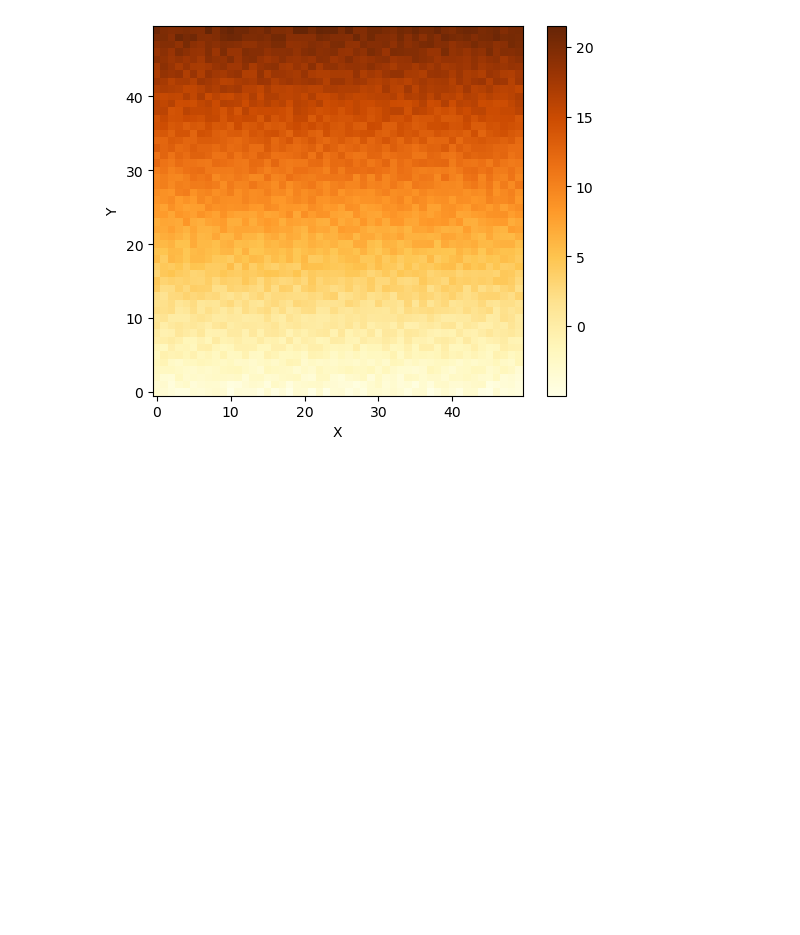
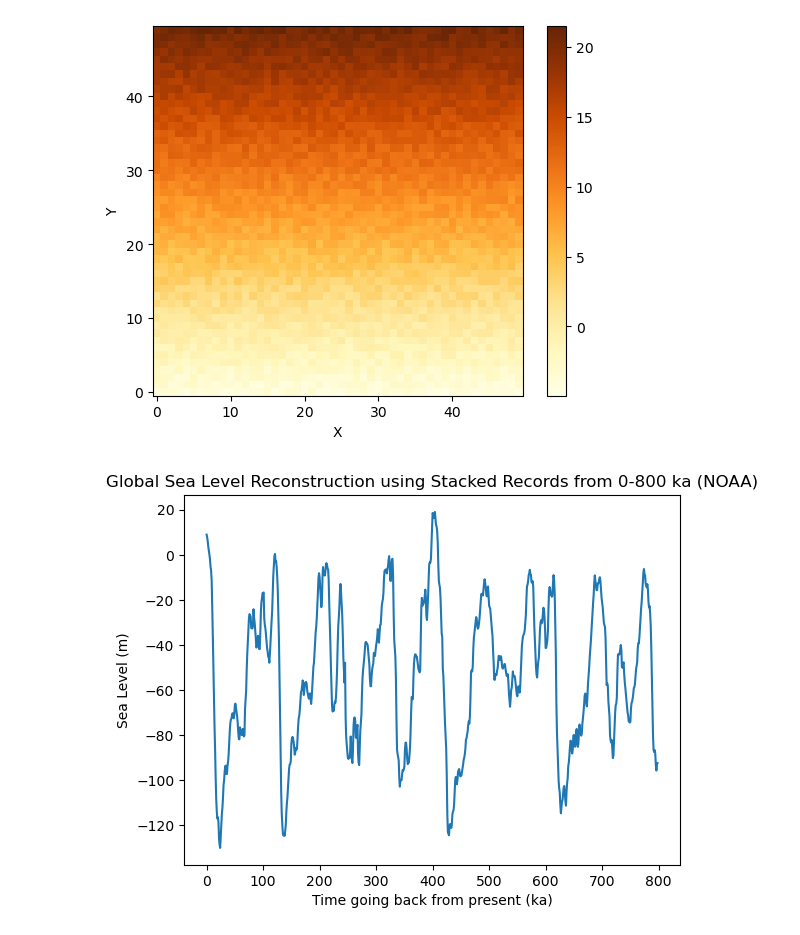
Before and after one commit to csdms-espin/2026_Marine_Platforms, a Jupyter notebook: 1DGridUpliftandSeaLevel.ipynb, the cells around one changed output. Saved outputs shown, nothing was run; the diff lists cells and outputs as text; code cells hidden in the pictures; blank space fills up the shorter version.

```diff
--- a/1DGridUpliftandSeaLevel.ipynb
+++ b/1DGridUpliftandSeaLevel.ipynb
@@ -33,3 +79,26 @@ topo += topo_noise
 imshow_grid(grid, "topographic__elevation",cmap="YlOrBr")
 # %% [output]
 [figure]
+# %%
+#import csv files that contain the iccs sl projections for the future and noaa's reconstructed sl
+sl_projection = pd.read_csv("projections_sea_level.csv")
+sl_historic = pd.read_csv("noaa_paleo_sea_level.csv")
+
+#convert column 'SeaLev_longPC1' to a NumPy array
+sl_hist = sl_historic['SeaLev_longPC1'].to_numpy()
+
+#convert row to NumPy array, ignoring the first 5 columns
+sl_low = sl_projection.iloc[0,5:].to_numpy(dtype=float)
+sl_med = sl_projection.iloc[1,5:].to_numpy(dtype=float)
+sl_high = sl_projection.iloc[2,5:].to_numpy(dtype=float)
+sl_extreme = sl_projection.iloc[3,5:].to_numpy(dtype=float)
+#sl_idealized = np.array(10,-5,1000)
+# %%
+#plot sea level
+sl_historic["SeaLev_longPC1"].plot(kind="line")
+plt.title("Global Sea Level Reconstruction using Stacked Records from 0-800 ka (NOAA)")
+plt.xlabel("Time going back from present (ka)")
+plt.ylabel("Sea Level (m)")
+plt.show()
+# %% [output]
+[figure, added]
```
Also changed, not shown: parts of 14 cells of this notebook, 5 other files.
